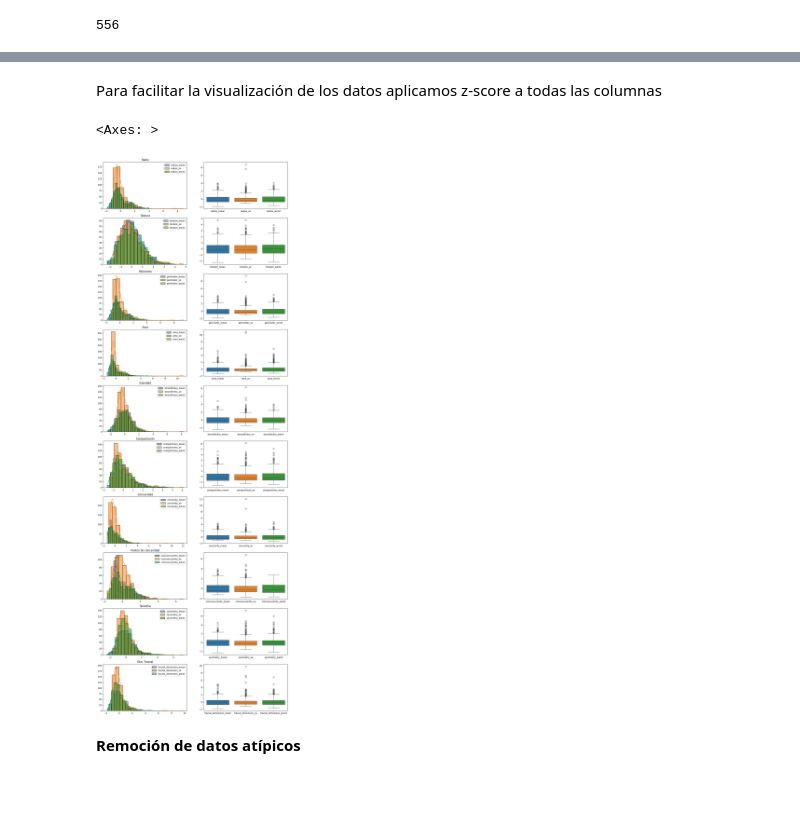
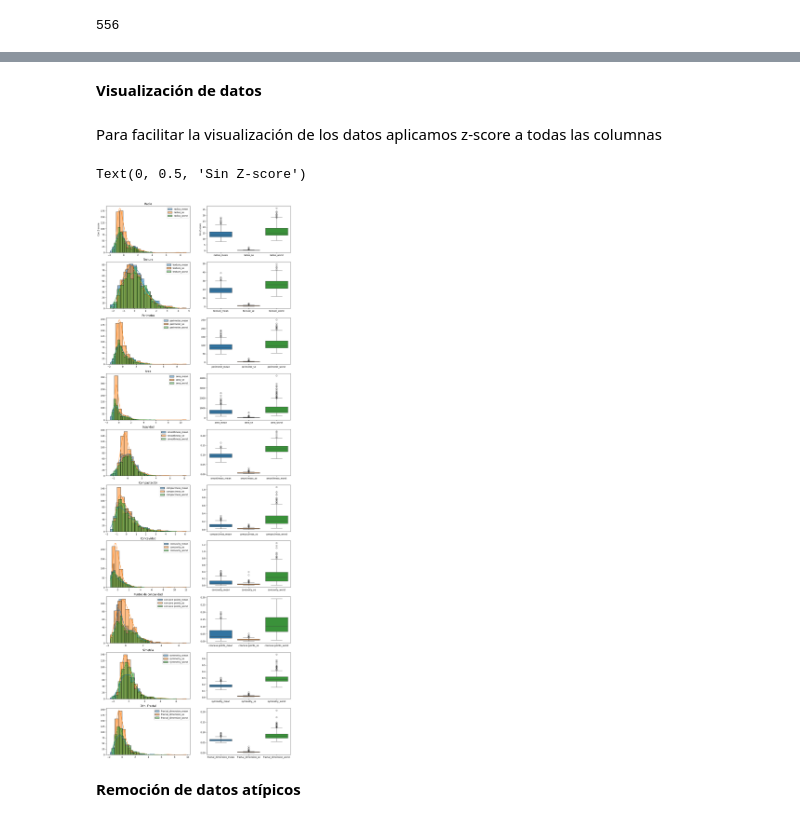
Before and after one commit to 2jcortesj2/info2, a Jupyter notebook: ESTADISTICA/Proyecto3_AprendizajeSupervisado.ipynb, the cells around one changed output, grey strips where cells are left out. Drawn from its saved outputs; the diff is of its cells as text; code cells hidden in the pictures; blank space fills up the shorter version.

```diff
--- a/ESTADISTICA/Proyecto3_AprendizajeSupervisado.ipynb
+++ b/ESTADISTICA/Proyecto3_AprendizajeSupervisado.ipynb
@@ -129,3 +109,5 @@ df_cancer.describe().T
+# %% [markdown]
+**Visualización de datos**
 # %% [markdown]
 Para facilitar la visualización de los datos aplicamos z-score a todas las columnas
 # %%
@@ -140,45 +122,48 @@ def hist_cancer(columna, ax1, name):
     for a in columna:
         sns.histplot(data=df_cancer_z, x=a, bins=20, kde=True, ax=ax1, label=a)
     ax1.legend()
     ax1.set_title(name)
     ax1.set_xlabel('')
     ax1.set_ylabel('')
 
 radio = ['radius_mean', 'radius_se', 'radius_worst']
 textura = ['texture_mean', 'texture_se', 'texture_worst']
 perimetro = ['perimeter_mean', 'perimeter_se', 'perimeter_worst']
 area = ['area_mean', 'area_se', 'area_worst']
 suavidad = ['smoothness_mean', 'smoothness_se', 'smoothness_worst']
 compactacion = ['compactness_mean', 'compactness_se', 'compactness_worst']
 concavidad = ['concavity_mean', 'concavity_se', 'concavity_worst']
 pts_concavidad = ['concave points_mean', 'concave points_se', 'concave points_worst']
 simetria = ['symmetry_mean', 'symmetry_se', 'symmetry_worst']
 dim_frac = ['fractal_dimension_mean', 'fractal_dimension_se', 'fractal_dimension_worst']
 
 hist_cancer(radio, axs[0, 0], 'Radio')
 hist_cancer(textura, axs[1, 0], 'Textura')
 hist_cancer(perimetro, axs[2, 0], 'Perimetro')
 hist_cancer(area, axs[3, 0], 'Area')
 hist_cancer(suavidad, axs[4, 0], 'Suavidad')
 hist_cancer(compactacion, axs[5, 0], 'Compactación')
 hist_cancer(concavidad, axs[6, 0], 'Concavidad')
 hist_cancer(pts_concavidad, axs[7, 0], 'Puntos de concavidad')
 hist_cancer(simetria, axs[8, 0], 'Simetria')
 hist_cancer(dim_frac, axs[9, 0], 'Dim. Fractal')
 
-sns.boxplot(data=df_cancer_z[radio], ax=axs[0, 1])
-sns.boxplot(data=df_cancer_z[textura], ax=axs[1, 1])
-sns.boxplot(data=df_cancer_z[perimetro], ax=axs[2, 1])
-sns.boxplot(data=df_cancer_z[area], ax=axs[3, 1])
-sns.boxplot(data=df_cancer_z[suavidad], ax=axs[4, 1])
-sns.boxplot(data=df_cancer_z[compactacion], ax=axs[5, 1])
-sns.boxplot(data=df_cancer_z[concavidad], ax=axs[6, 1])
-sns.boxplot(data=df_cancer_z[pts_concavidad], ax=axs[7, 1])
-sns.boxplot(data=df_cancer_z[simetria], ax=axs[8, 1])
-sns.boxplot(data=df_cancer_z[dim_frac], ax=axs[9, 1])
+sns.boxplot(data=df_cancer[radio], ax=axs[0, 1])
+sns.boxplot(data=df_cancer[textura], ax=axs[1, 1])
+sns.boxplot(data=df_cancer[perimetro], ax=axs[2, 1])
+sns.boxplot(data=df_cancer[area], ax=axs[3, 1])
+sns.boxplot(data=df_cancer[suavidad], ax=axs[4, 1])
+sns.boxplot(data=df_cancer[compactacion], ax=axs[5, 1])
+sns.boxplot(data=df_cancer[concavidad], ax=axs[6, 1])
+sns.boxplot(data=df_cancer[pts_concavidad], ax=axs[7, 1])
+sns.boxplot(data=df_cancer[simetria], ax=axs[8, 1])
+sns.boxplot(data=df_cancer[dim_frac], ax=axs[9, 1])
+
+axs[0, 0].set_ylabel('Con Z-score')
+axs[0, 1].set_ylabel('Sin Z-score')
 # %% [output]
-<Axes: >
+Text(0, 0.5, 'Sin Z-score')
-[figure, old version]
+[figure, new version]
 # %% [markdown]
 **Remoción de datos atípicos**
 # %%
```
Also changed, not shown: parts of 50 cells of this notebook, 1 other file.
